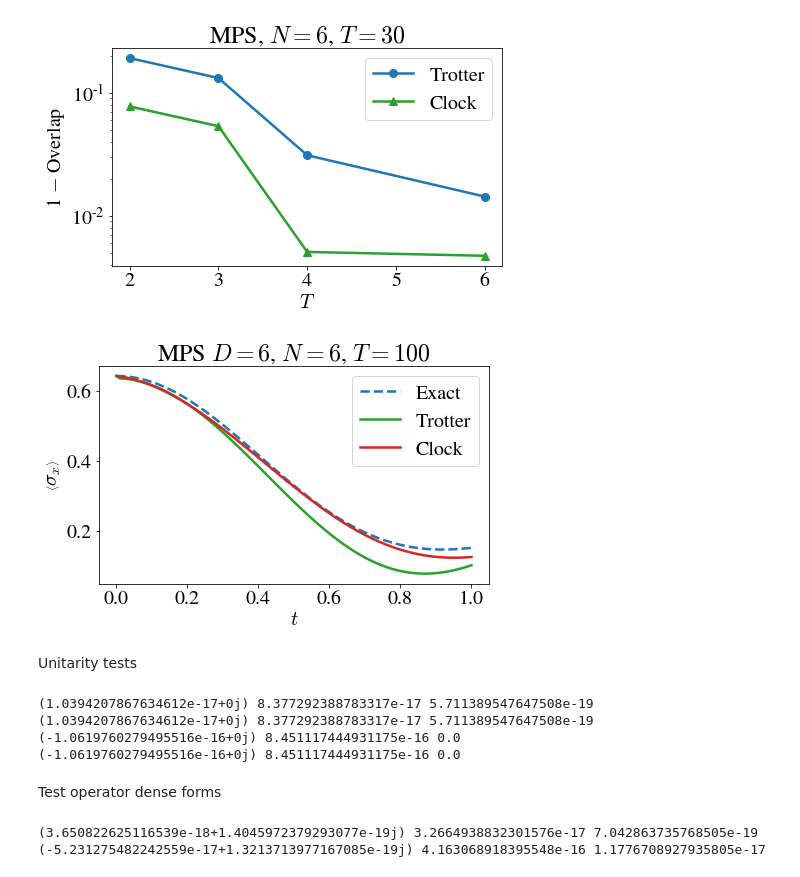
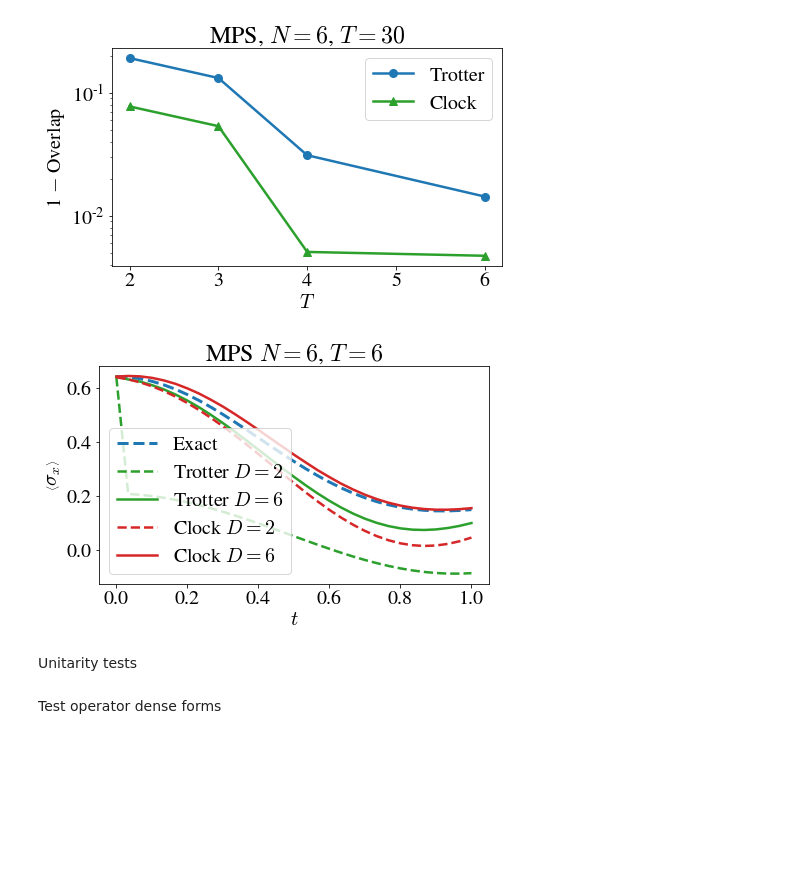
Before and after one commit to stavros11/Time-Evolution, a Jupyter notebook: mps_trotter.ipynb, the cells around one changed output. Cells and saved outputs as stored; diff of their text form; code cells hidden in the pictures; blank space fills up the shorter version.

```diff
--- a/mps_trotter.ipynb
+++ b/mps_trotter.ipynb
@@ -55,67 +55,39 @@ plt.show()
 # %% [output]
 [figure]
 # %%
-time_steps = 100
+time_steps = 30
 t = np.linspace(0.0, 1.0, time_steps + 1)
 dt = t[1] - t[0]
-d_bond = 6
 
 exact_state, exact_obs = utils.tfim_exact_evolution(n_sites, t[-1], time_steps, h0=h_init, h=h_ev)
 
-mps = mps_trotter.TFIMTrotterMPS(exact_state[0], d_bond, dt, h=h_ev)
+mps = mps_trotter.TFIMTrotterMPS(exact_state[0], 2, dt, h=h_ev)
 mps_state = mps.dense_evolution(time_steps)
-mps_obs = {"X": utils.ev_local(mps_state, pauli.X)}
+mps_obs = {"X4": utils.ev_local(mps_state, pauli.X)}
 
-clock_state = np.load("{}/allstates_mpsD{}_N{}M{}.npy".format(data_dir, d_bond, n_sites, time_steps))
-clock_obs = {"X": utils.ev_local(clock_state, pauli.X)}
+mps = mps_trotter.TFIMTrotterMPS(exact_state[0], 6, dt, h=h_ev)
+mps_state = mps.dense_evolution(time_steps)
+mps_obs["X6"] = utils.ev_local(mps_state, pauli.X)
+
+clock_state = np.load("{}/allstates_mpsD{}_N{}M{}.npy".format(data_dir, 2, n_sites, time_steps))
+clock_obs = {"X4": utils.ev_local(clock_state, pauli.X)}
+clock_state = np.load("{}/allstates_mpsD{}_N{}M{}.npy".format(data_dir, 6, n_sites, time_steps))
+clock_obs["X6"] = utils.ev_local(clock_state, pauli.X)
 
 plt.figure(figsize=(7, 4))
-plt.title("MPS $D={}$, $N={}$, $T={}$".format(d_bond, n_sites, time_steps))
-plt.plot(t, exact_obs["X"].real, "--", color=cp[0], linewidth=2.5, label="Exact")
-plt.plot(t, mps_obs["X"].real, color=cp[2], linewidth=2.5, label="Trotter")
-plt.plot(t, clock_obs["X"].real, color=cp[3], linewidth=2.5, label="Clock")
+plt.title("MPS $N={}$, $T={}$".format(d_bond, n_sites, time_steps))
+plt.plot(t, exact_obs["X"].real, "--", color=cp[0], linewidth=3.0, label="Exact")
+plt.plot(t, mps_obs["X4"].real, "--", color=cp[2], linewidth=2.5, label="Trotter $D=2$")
+plt.plot(t, mps_obs["X6"].real, color=cp[2], linewidth=2.5, label="Trotter $D=6$")
+plt.plot(t, clock_obs["X4"].real, "--", color=cp[3], linewidth=2.5, label="Clock $D=2$")
+plt.plot(t, clock_obs["X6"].real, color=cp[3], linewidth=2.5, label="Clock $D=6$")
 plt.xlabel("$t$")
 plt.ylabel(r"$\left \langle \sigma _x\right \rangle$")
 plt.legend()
 plt.show()
 # %% [output]
-[figure, old version]
+[figure, new version]
 # %% [markdown]
 Unitarity tests
-# %%
-ux = mps_utils.mpo_to_dense(mps.x_op[:, np.newaxis, :, :, np.newaxis])
-uz = mps_utils.mpo_to_dense(mps.zz_op)
-ident = np.eye(ux.shape[0], dtype=ux.dtype)
-
-diff1 = ux.dot(ux.conj().T) - ident
-diff2 = ux.conj().T.dot(ux) - ident
-print(diff1.mean(), diff1.real.std(), diff1.imag.std())
-print(diff2.mean(), diff2.real.std(), diff2.imag.std())
-
-diff1 = uz.dot(uz.conj().T) - ident
-diff2 = uz.conj().T.dot(uz) - ident
-print(diff1.mean(), diff1.real.std(), diff1.imag.std())
-print(diff2.mean(), diff2.real.std(), diff2.imag.std())
-# %% [output]
-(1.0394207867634612e-17+0j) 8.377292388783317e-17 5.711389547647508e-19
-(1.0394207867634612e-17+0j) 8.377292388783317e-17 5.711389547647508e-19
-(-1.0619760279495516e-16+0j) 8.451117444931175e-16 0.0
-(-1.0619760279495516e-16+0j) 8.451117444931175e-16 0.0
 # %% [markdown]
 Test operator dense forms
-# %%
-ham = utils.tfim_hamiltonian(n_sites, h=h_ev)
-ham0 = utils.tfim_hamiltonian(n_sites, h=0.0)
-hamf = ham - ham0
-
-ux_exact = scipy.linalg.expm(-1j * dt * hamf)
-uz_exact = scipy.linalg.expm(-1j * dt * ham0)
-
-diff = ux - ux_exact
-print(diff.mean(), diff.real.std(), diff.imag.std())
-
-diff = uz - uz_exact
-print(diff.mean(), diff.real.std(), diff.imag.std())
-# %% [output]
-(3.650822625116539e-18+1.4045972379293077e-19j) 3.2664938832301576e-17 7.042863735768505e-19
-(-5.231275482242559e-17+1.3213713977167085e-19j) 4.163068918395548e-16 1.1776708927935805e-17
```
Also changed, not shown: parts of 2 cells of this notebook, 1 other file.
